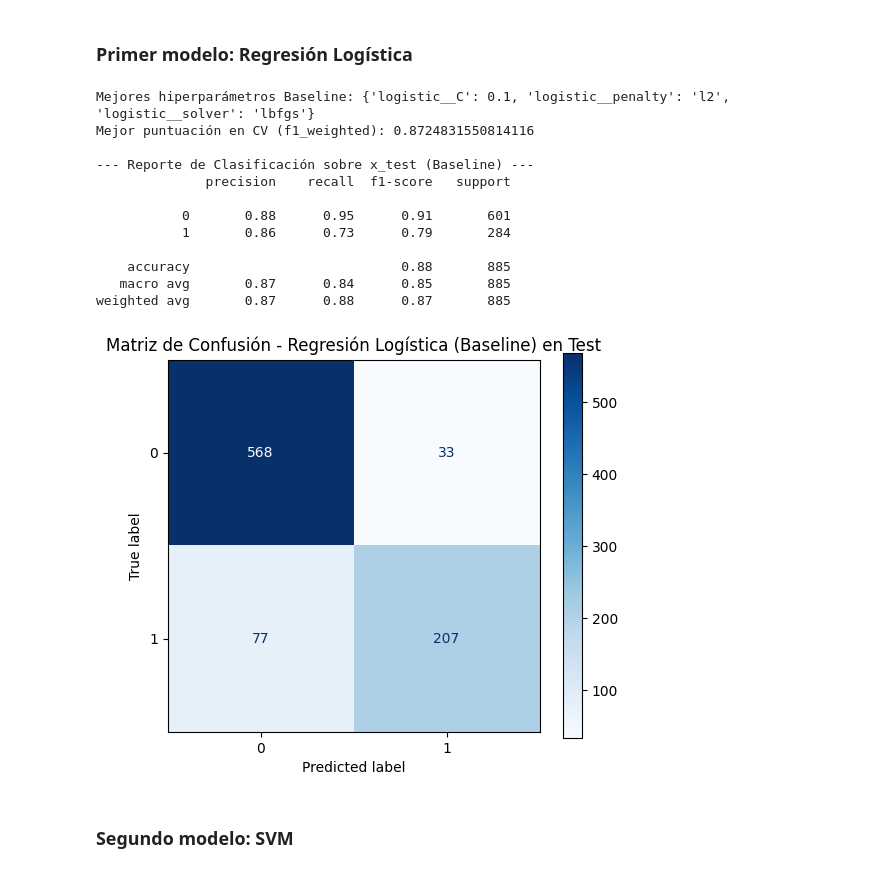
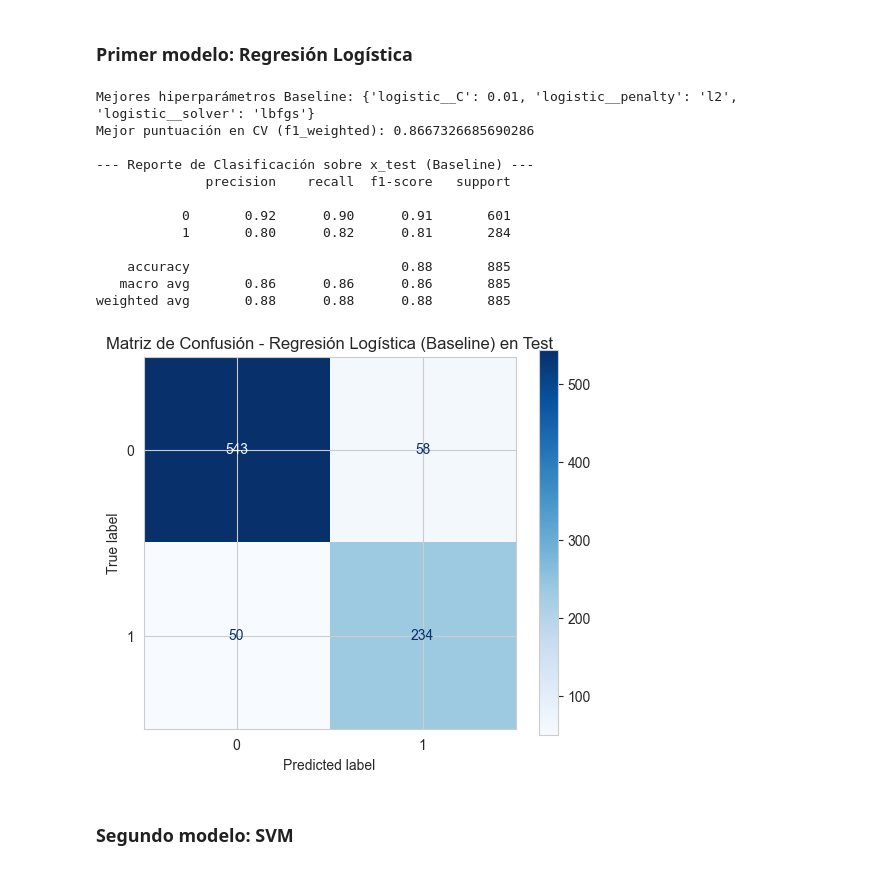
Before and after one commit to DieCs2806/Proyecto-T-cnicas-de-Aprendizaje-de-Maquina, a Jupyter notebook: Proyecto1.ipynb, the cells around one changed output. Drawn from its saved outputs; the diff is of its cells as text; code cells hidden in the pictures.

```diff
--- a/Proyecto1.ipynb
+++ b/Proyecto1.ipynb
@@ -283,12 +415,18 @@ columnas_a_eliminar = [
     'Curricular units 1st sem (credited)',
     'Curricular units 1st sem (enrolled)',
     'Curricular units 1st sem (approved)',
-    'Curricular units 1st sem (grade)'
+    'Curricular units 1st sem (grade)',
+    #Se agregan las siguientes variables ya que solo entregan sesgo a la clasificacion, teniendo la gran mayoria de sus respuestas en una sola respuesta
+    'Nacionality',
+    'Educational special needs'
 ]
 X_sin_colinealidad = X_filtrado.drop(columns=columnas_a_eliminar)
 
+#Se agregan las siguientes variables ya que solo entregan sesgo a la clasificacion, teniendo la gran mayoria de sus respuestas en una sola respuesta
+
+
 cols_categoricas = ['Marital Status', 'Application mode', 'Course', 'Previous qualification',
-                    'Nacionality', "Mother's qualification", "Father's qualification",
+                    "Mother's qualification", "Father's qualification",
                     "Mother's occupation"]
 X_sin_colinealidad = pd.get_dummies(X_sin_colinealidad, columns=cols_categoricas, drop_first=True)
 
@@ -309,11 +447,11 @@ coeficientes_ordenados = coeficientes.abs().sort_values(ascending=False)
 variables_descartadas = coeficientes_ordenados[coeficientes_ordenados == 0].index.tolist()
 
 
-
 print("--- Importancia de Variables (Coeficientes L1) ---")
 print(coeficientes_ordenados)
 
 variables_descartadas = coeficientes_ordenados[coeficientes_ordenados == 0].index.tolist()
+
 print(f"\nVariables con coeficiente 0 (puedes descartarlas): {variables_descartadas}")
 # %% [output]
 --- Importancia de Variables (Coeficientes L1) ---
@@ -368,7 +506,7 @@ cv_strategy = StratifiedKFold(n_splits=5, shuffle=True, random_state=42)
 # 2. Creación del Pipeline para evitar fuga de información (Data Leakage)
 pipeline_baseline = Pipeline([
     ('scaler', StandardScaler()),
-    ('logistic', LogisticRegression(random_state=42, max_iter=1000))
+    ('logistic', LogisticRegression(random_state=42, max_iter=1000, class_weight='balanced'))
 ])
 
 # 3. Definición de la grilla de hiperparámetros para GridSearchCV
@@ -415,40 +553,40 @@ from sklearn.metrics import classification_report, confusion_matrix, ConfusionMa
 # 2. SELECCIÓN DEL MEJOR ESTIMADOR
 # Extraemos el modelo óptimo re-entrenado automáticamente
 best_logistic_model = grid_baseline.best_estimator_
 
 # 3. GENERACIÓN DE PREDICCIONES
 # Predecimos únicamente sobre el conjunto de prueba reservado (x_test)
 y_pred_baseline = best_logistic_model.predict(x_test)
 
 # 4. REPORTE DE EVALUACIÓN Y MÉTRICAS
 print("\n--- Reporte de Clasificación sobre x_test (Baseline) ---")
 print(classification_report(y_test, y_pred_baseline))
 
 # 5. MATRIZ DE CONFUSIÓN
 cm_baseline = confusion_matrix(y_test, y_pred_baseline)
 disp_baseline = ConfusionMatrixDisplay(
     confusion_matrix=cm_baseline,
     display_labels=best_logistic_model.classes_
 )
 
 fig, ax = plt.subplots(figsize=(6, 5))
 disp_baseline.plot(cmap='Blues', ax=ax)
 plt.title("Matriz de Confusión - Regresión Logística (Baseline) en Test")
 plt.show()
 # %% [output]
-Mejores hiperparámetros Baseline: {'logistic__C': 0.1, 'logistic__penalty': 'l2', 'logistic__solver': 'lbfgs'}
-Mejor puntuación en CV (f1_weighted): 0.8724831550814116
+Mejores hiperparámetros Baseline: {'logistic__C': 0.01, 'logistic__penalty': 'l2', 'logistic__solver': 'lbfgs'}
+Mejor puntuación en CV (f1_weighted): 0.8667326685690286
 
 --- Reporte de Clasificación sobre x_test (Baseline) ---
               precision    recall  f1-score   support
 
-           0       0.88      0.95      0.91       601
-           1       0.86      0.73      0.79       284
+           0       0.92      0.90      0.91       601
+           1       0.80      0.82      0.81       284
 
     accuracy                           0.88       885
-   macro avg       0.87      0.84      0.85       885
-weighted avg       0.87      0.88      0.87       885
+   macro avg       0.86      0.86      0.86       885
+weighted avg       0.88      0.88      0.88       885
-[figure, old version]
+[figure, new version]
 # %% [markdown]
 ### Segundo modelo: SVM
 # %%
```
Also changed, not shown: parts of 11 cells of this notebook.
